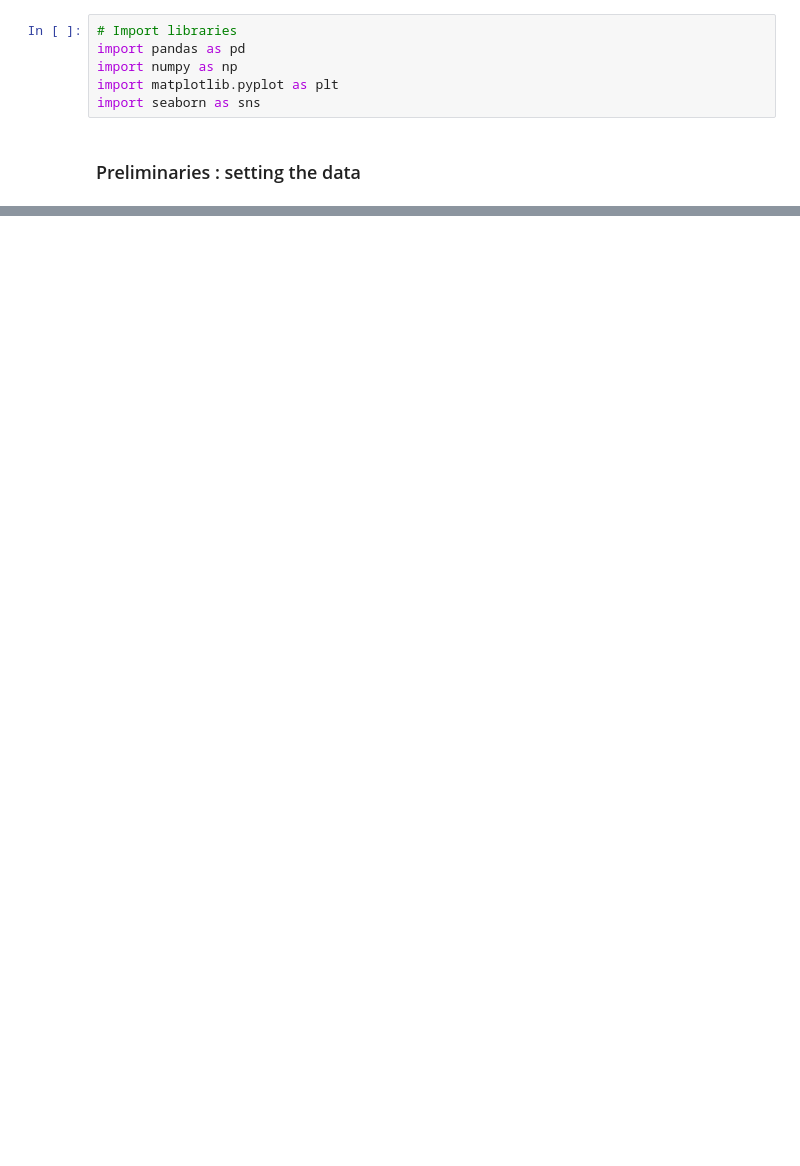
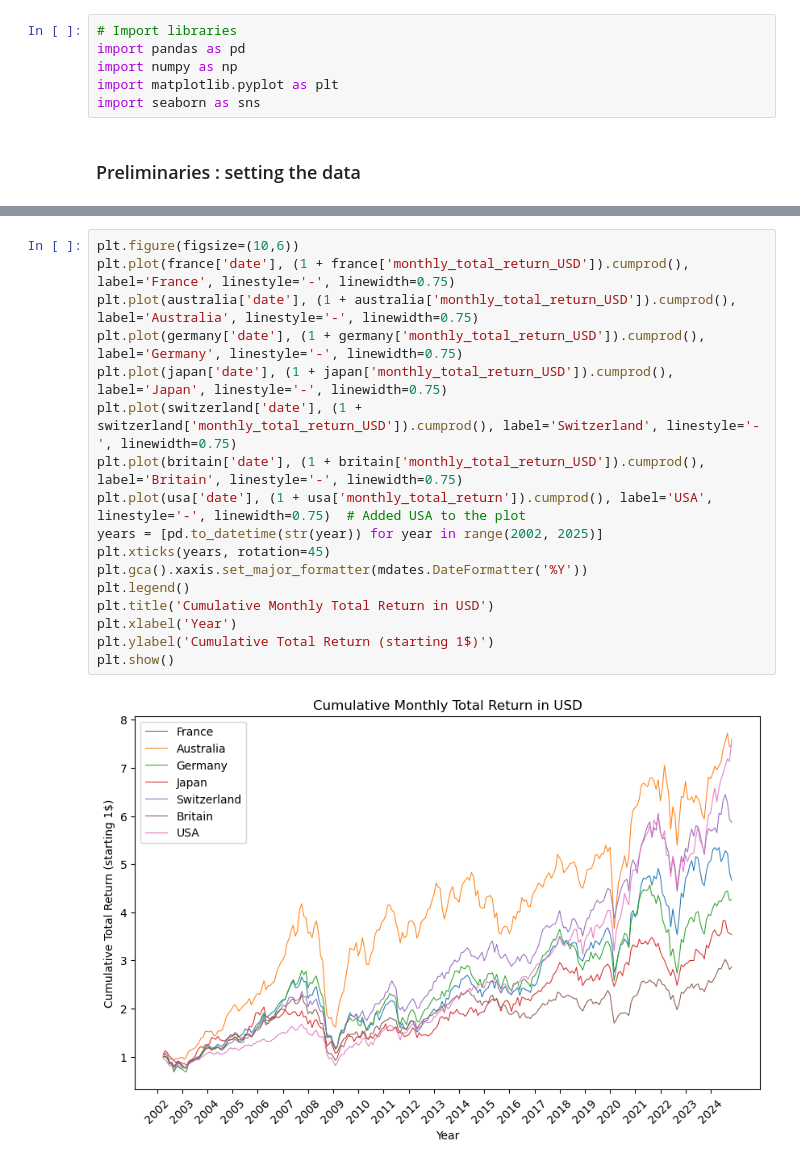
Before and after one commit to pherb127/Investments-Data, a Jupyter notebook: Investments.ipynb, the cells around one changed output, grey strips where cells are left out. Cells and saved outputs as stored; diff of their text form; blank space fills up the shorter version.

```diff
--- a/Investments.ipynb
+++ b/Investments.ipynb
@@ -204,0 +168,19 @@ plt.show()
+# %%
+plt.figure(figsize=(10,6))
+plt.plot(france['date'], (1 + france['monthly_total_return_USD']).cumprod(), label='France', linestyle='-', linewidth=0.75)
+plt.plot(australia['date'], (1 + australia['monthly_total_return_USD']).cumprod(), label='Australia', linestyle='-', linewidth=0.75)
+plt.plot(germany['date'], (1 + germany['monthly_total_return_USD']).cumprod(), label='Germany', linestyle='-', linewidth=0.75)
+plt.plot(japan['date'], (1 + japan['monthly_total_return_USD']).cumprod(), label='Japan', linestyle='-', linewidth=0.75)
+plt.plot(switzerland['date'], (1 + switzerland['monthly_total_return_USD']).cumprod(), label='Switzerland', linestyle='-', linewidth=0.75)
+plt.plot(britain['date'], (1 + britain['monthly_total_return_USD']).cumprod(), label='Britain', linestyle='-', linewidth=0.75)
+plt.plot(usa['date'], (1 + usa['monthly_total_return']).cumprod(), label='USA', linestyle='-', linewidth=0.75)  # Added USA to the plot
+years = [pd.to_datetime(str(year)) for year in range(2002, 2025)]
+plt.xticks(years, rotation=45)
+plt.gca().xaxis.set_major_formatter(mdates.DateFormatter('%Y'))
+plt.legend()
+plt.title('Cumulative Monthly Total Return in USD')
+plt.xlabel('Year')
+plt.ylabel('Cumulative Total Return (starting 1$)')
+plt.show()
+# %% [output]
+[figure, added]
```
Also changed, not shown: parts of 24 cells of this notebook, 16 other files.
